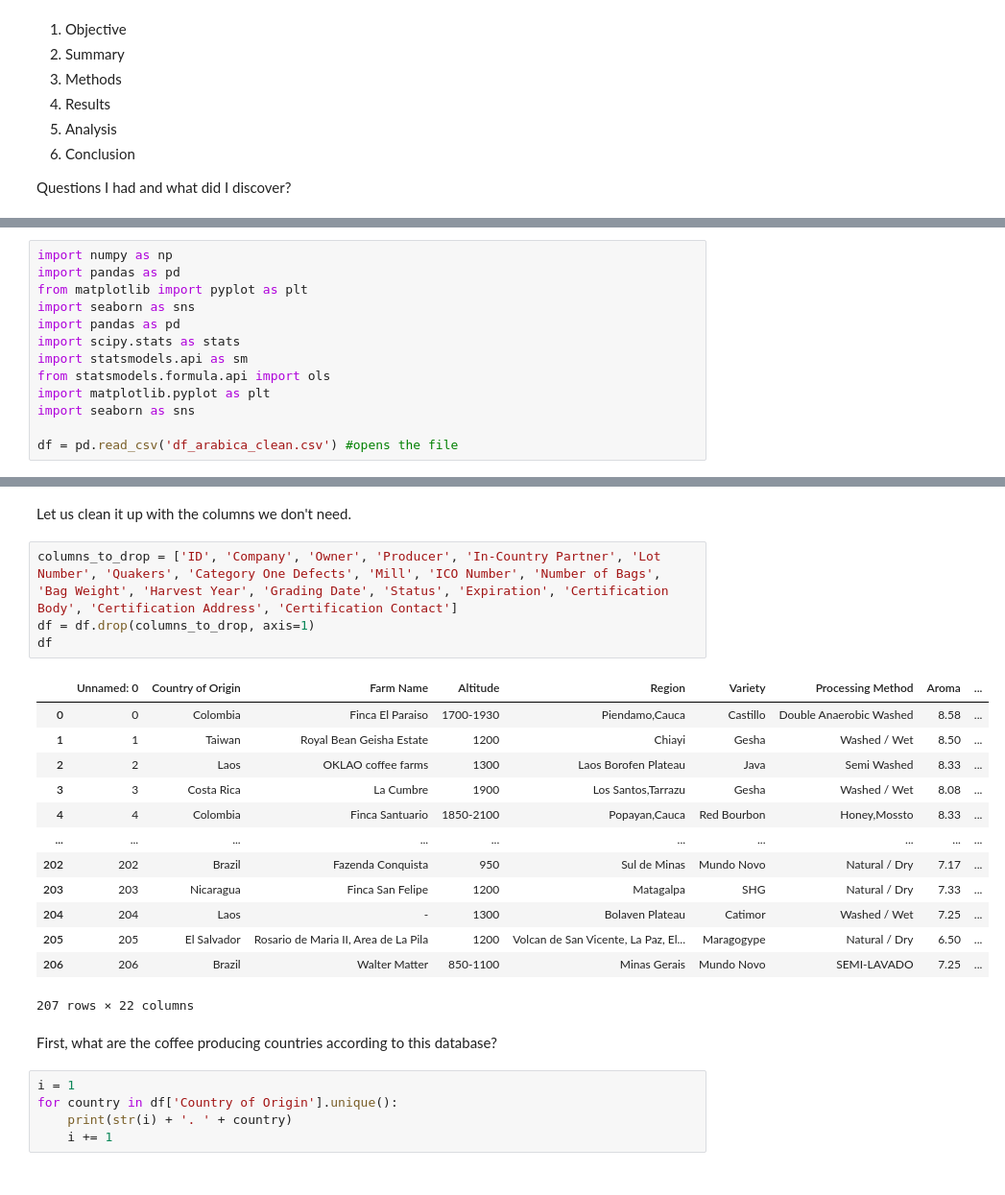
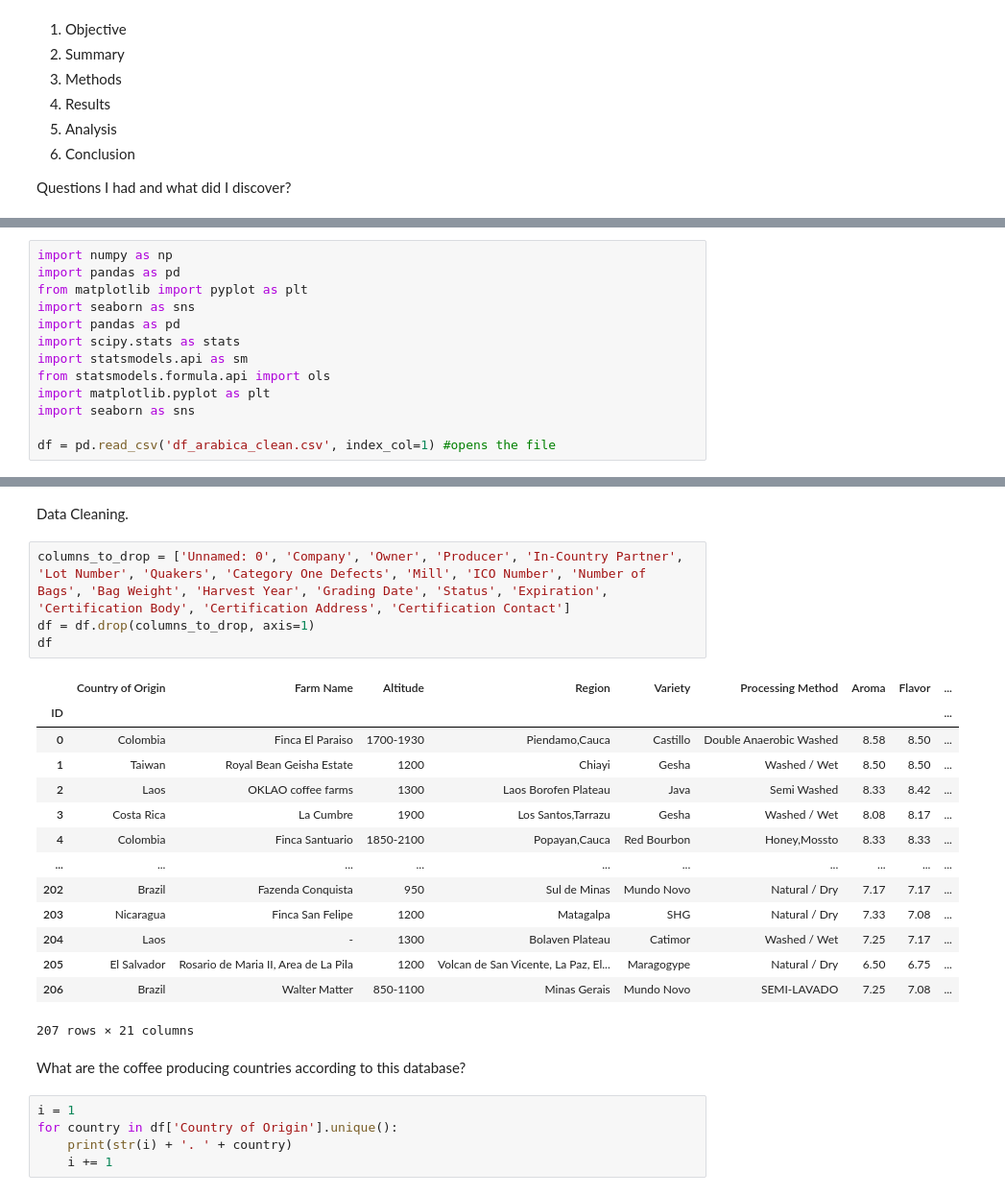
Before and after one commit to sebastianlortiz/Coffee-Data-Visualization-Project, a Jupyter notebook: Coffee Project.ipynb, the cells around one changed output, grey strips where cells are left out. Shown at 96% size. Saved outputs shown, nothing was run; the diff lists cells and outputs as text.

```diff
--- a/Coffee Project.ipynb
+++ b/Coffee Project.ipynb
@@ -45,4 +77,4 @@ from statsmodels.formula.api import ols
 import matplotlib.pyplot as plt
 import seaborn as sns
 
-df = pd.read_csv('df_arabica_clean.csv') #opens the file
+df = pd.read_csv('df_arabica_clean.csv', index_col=1) #opens the file
@@ -61,25 +92,26 @@ df.head()
 # %% [markdown]
-Let us clean it up with the columns we don't need.
+Data Cleaning.
 # %%
-columns_to_drop = ['ID', 'Company', 'Owner', 'Producer', 'In-Country Partner', 'Lot Number', 'Quakers', 'Category One Defects', 'Mill', 'ICO Number', 'Number of Bags', 'Bag Weight', 'Harvest Year', 'Grading Date', 'Status', 'Expiration', 'Certification Body', 'Certification Address', 'Certification Contact']
+columns_to_drop = ['Unnamed: 0', 'Company', 'Owner', 'Producer', 'In-Country Partner', 'Lot Number', 'Quakers', 'Category One Defects', 'Mill', 'ICO Number', 'Number of Bags', 'Bag Weight', 'Harvest Year', 'Grading Date', 'Status', 'Expiration', 'Certification Body', 'Certification Address', 'Certification Contact']
 df = df.drop(columns_to_drop, axis=1)
 df
 # %% [output]
-|  | Unnamed: 0 | Country of Origin | Farm Name | Altitude | Region | Variety | Processing Method | Aroma | ... |
-| 0 | 0 | Colombia | Finca El Paraiso | 1700-1930 | Piendamo,Cauca | Castillo | Double Anaerobic Washed | 8.58 | ... |
-| 1 | 1 | Taiwan | Royal Bean Geisha Estate | 1200 | Chiayi | Gesha | Washed / Wet | 8.50 | ... |
-| 2 | 2 | Laos | OKLAO coffee farms | 1300 | Laos Borofen Plateau | Java | Semi Washed | 8.33 | ... |
-| 3 | 3 | Costa Rica | La Cumbre | 1900 | Los Santos,Tarrazu | Gesha | Washed / Wet | 8.08 | ... |
-| 4 | 4 | Colombia | Finca Santuario | 1850-2100 | Popayan,Cauca | Red Bourbon | Honey,Mossto | 8.33 | ... |
+|  | Country of Origin | Farm Name | Altitude | Region | Variety | Processing Method | Aroma | Flavor | ... |
+| ID |  |  |  |  |  |  |  |  | ... |
+| 0 | Colombia | Finca El Paraiso | 1700-1930 | Piendamo,Cauca | Castillo | Double Anaerobic Washed | 8.58 | 8.50 | ... |
+| 1 | Taiwan | Royal Bean Geisha Estate | 1200 | Chiayi | Gesha | Washed / Wet | 8.50 | 8.50 | ... |
+| 2 | Laos | OKLAO coffee farms | 1300 | Laos Borofen Plateau | Java | Semi Washed | 8.33 | 8.42 | ... |
+| 3 | Costa Rica | La Cumbre | 1900 | Los Santos,Tarrazu | Gesha | Washed / Wet | 8.08 | 8.17 | ... |
+| 4 | Colombia | Finca Santuario | 1850-2100 | Popayan,Cauca | Red Bourbon | Honey,Mossto | 8.33 | 8.33 | ... |
 | ... | ... | ... | ... | ... | ... | ... | ... | ... | ... |
-| 202 | 202 | Brazil | Fazenda Conquista | 950 | Sul de Minas | Mundo Novo | Natural / Dry | 7.17 | ... |
-| 203 | 203 | Nicaragua | Finca San Felipe | 1200 | Matagalpa | SHG | Natural / Dry | 7.33 | ... |
-| 204 | 204 | Laos | - | 1300 | Bolaven Plateau | Catimor | Washed / Wet | 7.25 | ... |
-| 205 | 205 | El Salvador | Rosario de Maria II, Area de La Pila | 1200 | Volcan de San Vicente, La Paz, El... | Maragogype | Natural / Dry | 6.50 | ... |
-| 206 | 206 | Brazil | Walter Matter | 850-1100 | Minas Gerais | Mundo Novo | SEMI-LAVADO | 7.25 | ... |
+| 202 | Brazil | Fazenda Conquista | 950 | Sul de Minas | Mundo Novo | Natural / Dry | 7.17 | 7.17 | ... |
+| 203 | Nicaragua | Finca San Felipe | 1200 | Matagalpa | SHG | Natural / Dry | 7.33 | 7.08 | ... |
+| 204 | Laos | - | 1300 | Bolaven Plateau | Catimor | Washed / Wet | 7.25 | 7.17 | ... |
+| 205 | El Salvador | Rosario de Maria II, Area de La Pila | 1200 | Volcan de San Vicente, La Paz, El... | Maragogype | Natural / Dry | 6.50 | 6.75 | ... |
+| 206 | Brazil | Walter Matter | 850-1100 | Minas Gerais | Mundo Novo | SEMI-LAVADO | 7.25 | 7.08 | ... |
-207 rows × 22 columns
+207 rows × 21 columns
 # %% [markdown]
-First, what are the coffee producing countries according to this database?
+What are the coffee producing countries according to this database?
 # %%
 i = 1
 for country in df['Country of Origin'].unique():
```
Also changed, not shown: parts of 20 cells of this notebook.
